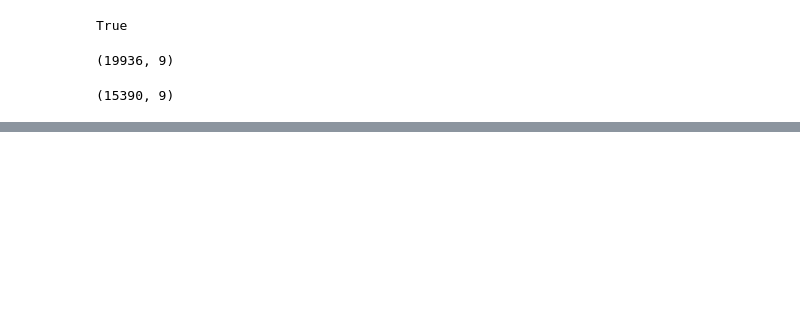
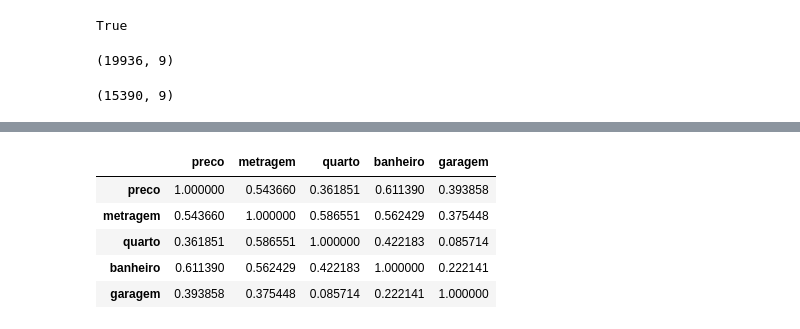
Before and after one commit to rodrigorocha1/extracao_viva_real_selenium, a Jupyter notebook: notebooks_exemplo/analise_exploratoria.ipynb, the cells around one changed output, grey strips where cells are left out. Cells and saved outputs as stored; diff of their text form; code cells hidden in the pictures; blank space fills up the shorter version.

```diff
--- a/notebooks_exemplo/analise_exploratoria.ipynb
+++ b/notebooks_exemplo/analise_exploratoria.ipynb
@@ -91 +111,10 @@ for bairro in base_original['bairro_teste'].unique():
+# %%
+base_bairro.select_dtypes(include=['int32', 'float']).corr()
+# %% [output]
+|  | preco | metragem | quarto | banheiro | garagem |
+| preco | 1.000000 | 0.543660 | 0.361851 | 0.611390 | 0.393858 |
+| metragem | 0.543660 | 1.000000 | 0.586551 | 0.562429 | 0.375448 |
+| quarto | 0.361851 | 0.586551 | 1.000000 | 0.422183 | 0.085714 |
+| banheiro | 0.611390 | 0.562429 | 0.422183 | 1.000000 | 0.222141 |
+| garagem | 0.393858 | 0.375448 | 0.085714 | 0.222141 | 1.000000 |
 # %%
```
Also changed, not shown: parts of 17 cells of this notebook.
